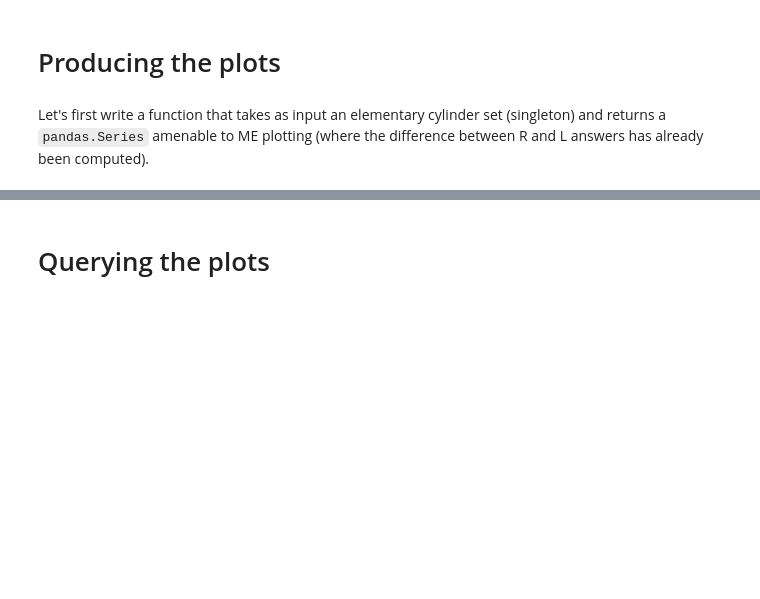
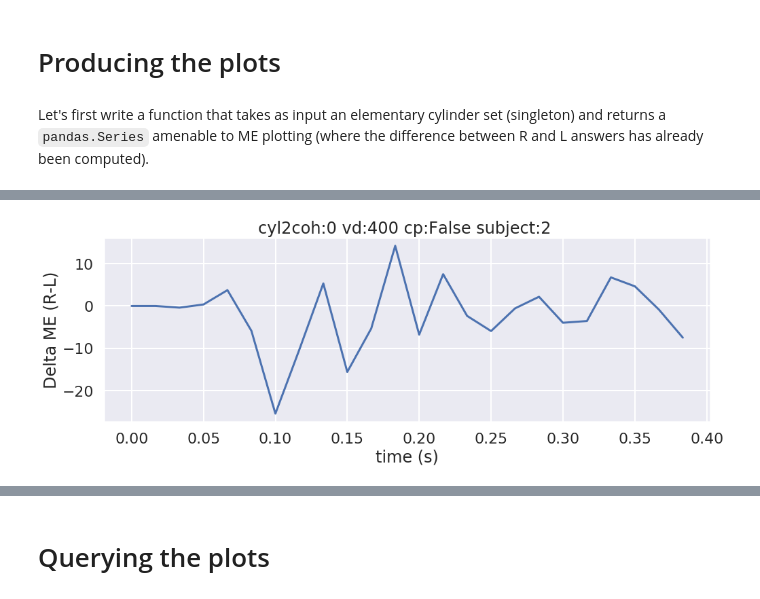
Before and after one commit to aernesto/motion_energy_Adrian, a Jupyter notebook: Python/notebooks/ME_pilot_summer_2019_II.ipynb, the cells around one changed output, grey strips where cells are left out. Drawn from its saved outputs; the diff is of its cells as text; code cells hidden in the pictures; blank space fills up the shorter version.

```diff
--- a/Python/notebooks/ME_pilot_summer_2019_II.ipynb
+++ b/Python/notebooks/ME_pilot_summer_2019_II.ipynb
@@ -143,0 +176,4 @@ Text(0.5, 1.0, 'coh:0 vd:400 cp:False ')
+# %%
+plot_cyl(2)
+# %% [output]
+[figure, added]
```
Also changed, not shown: parts of 16 cells of this notebook.
